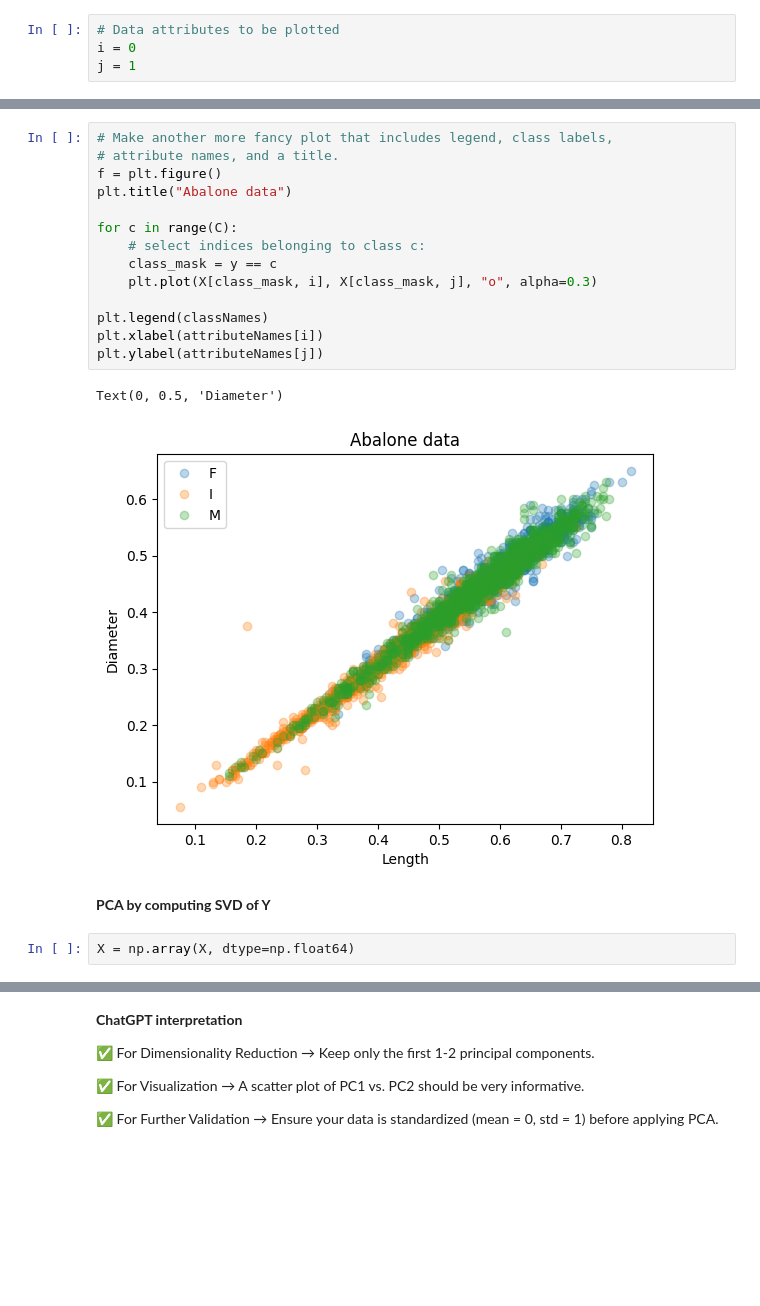
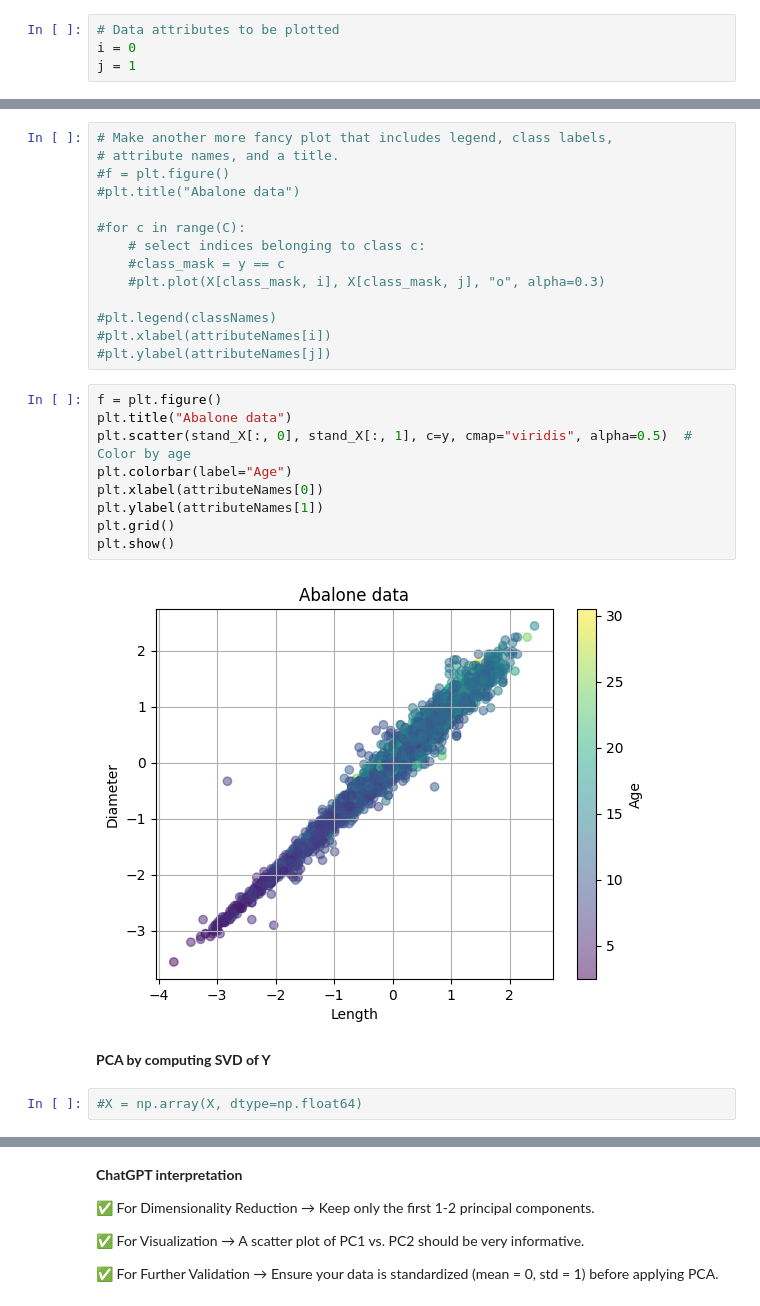
Before and after one commit to raquel-ch/intro_ml, a Jupyter notebook: project1.ipynb, the cells around one changed output, grey strips where cells are left out. Drawn from its saved outputs; the diff is of its cells as text; blank space fills up the shorter version.

```diff
--- a/project1.ipynb
+++ b/project1.ipynb
@@ -93,24 +124,32 @@ plt.plot(X[:, i], X[:, j], "o")
 # %%
 # Make another more fancy plot that includes legend, class labels,
 # attribute names, and a title.
-f = plt.figure()
-plt.title("Abalone data")
+#f = plt.figure()
+#plt.title("Abalone data")
 
-for c in range(C):
+#for c in range(C):
     # select indices belonging to class c:
-    class_mask = y == c
-    plt.plot(X[class_mask, i], X[class_mask, j], "o", alpha=0.3)
+    #class_mask = y == c
+    #plt.plot(X[class_mask, i], X[class_mask, j], "o", alpha=0.3)
 
-plt.legend(classNames)
-plt.xlabel(attributeNames[i])
-plt.ylabel(attributeNames[j])
+#plt.legend(classNames)
+#plt.xlabel(attributeNames[i])
+#plt.ylabel(attributeNames[j])
-# %% [output]
-Text(0, 0.5, 'Diameter')
-[figure, removed]
+# %%
+f = plt.figure()
+plt.title("Abalone data")
+plt.scatter(stand_X[:, 0], stand_X[:, 1], c=y, cmap="viridis", alpha=0.5)  # Color by age
+plt.colorbar(label="Age")
+plt.xlabel(attributeNames[0])
+plt.ylabel(attributeNames[1])
+plt.grid()
+plt.show()
+# %% [output]
+[figure, added]
 # %% [markdown]
  **PCA by computing SVD of Y**
 # %%
-X = np.array(X, dtype=np.float64)
+#X = np.array(X, dtype=np.float64)
 # %%
 # Subtract mean value from data
 # Note: Here we use Y to in teh book we often use X with a hat-symbol on top.
```
Also changed, not shown: parts of 17 cells of this notebook.
